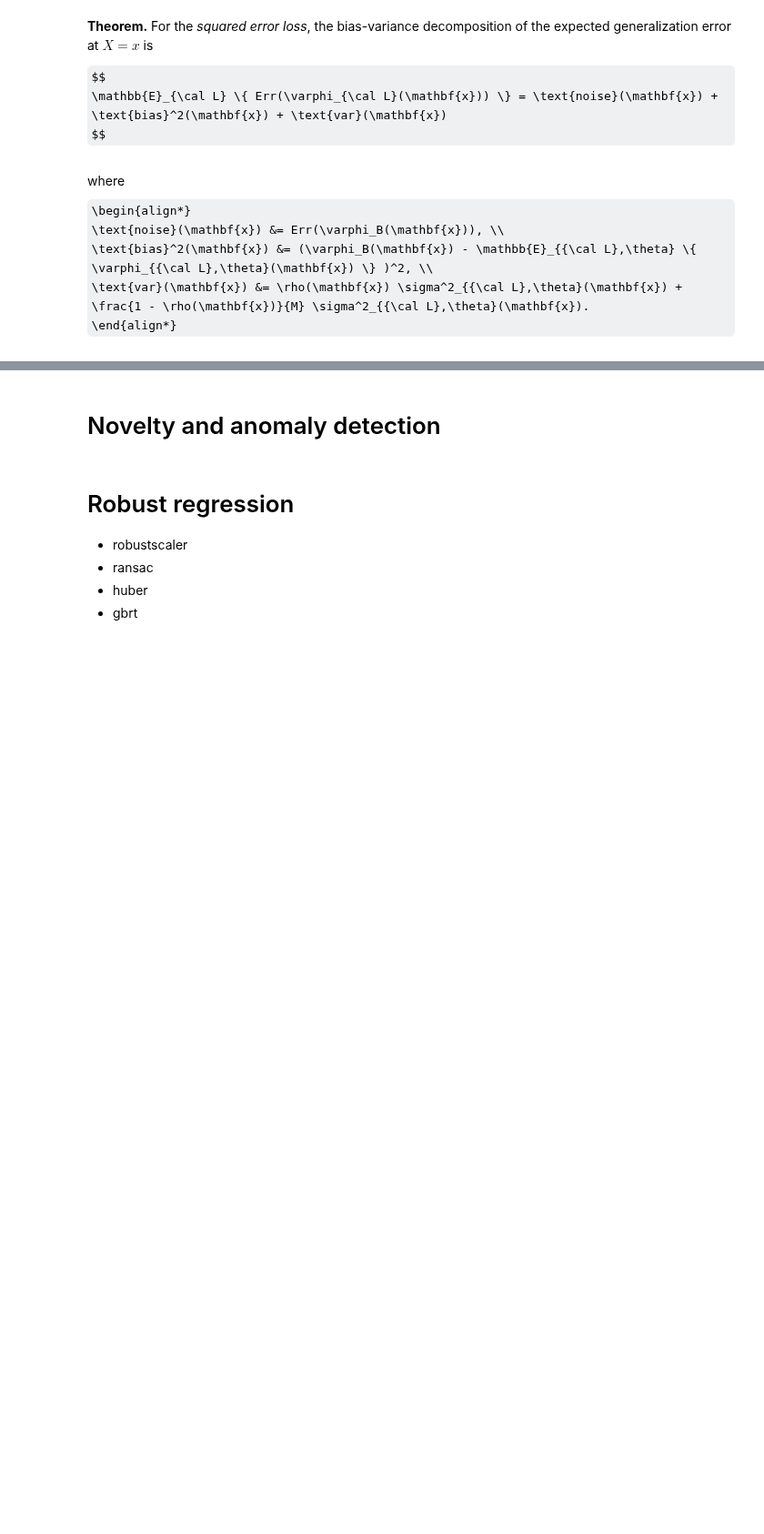
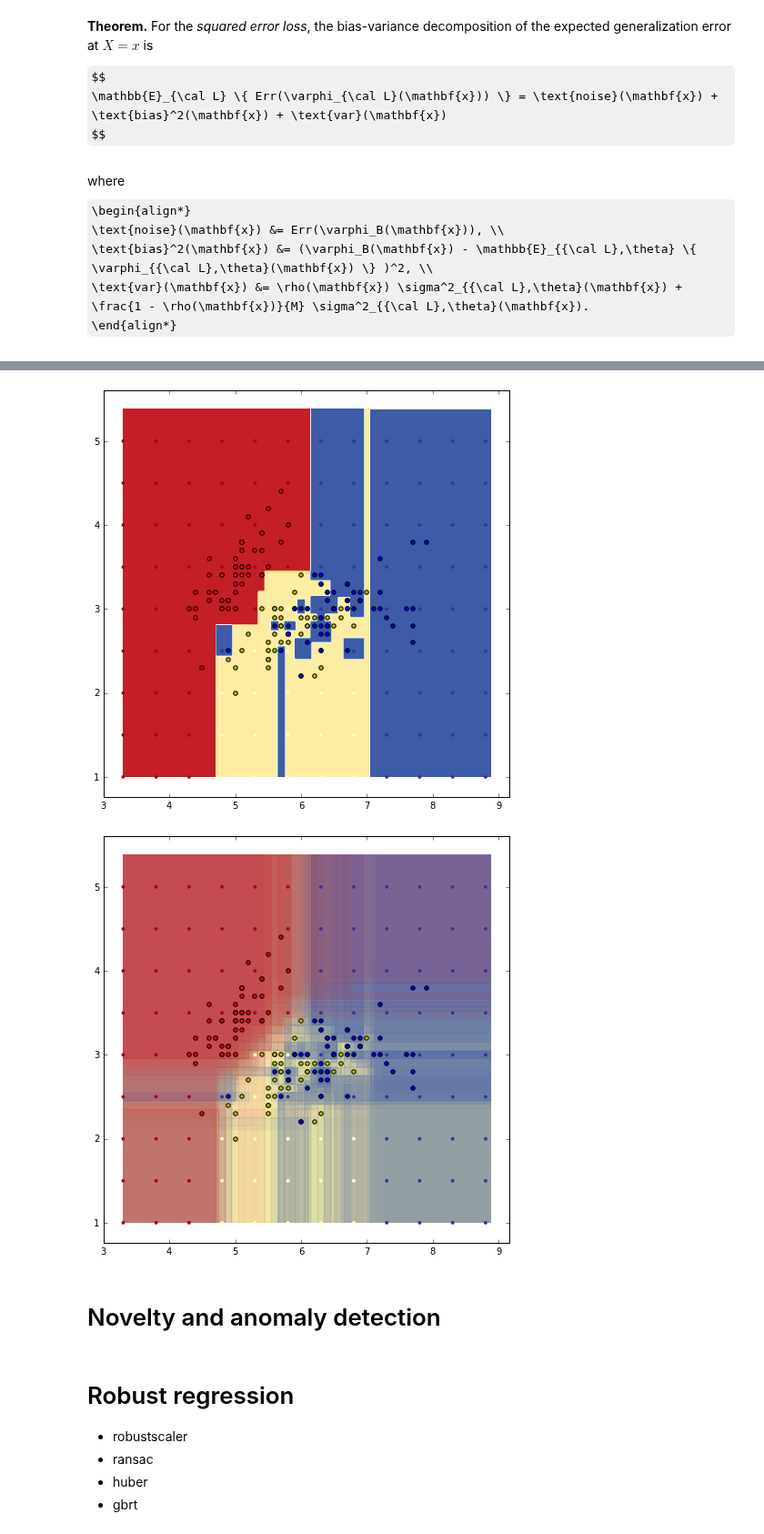
Before and after one commit to glouppe/tutorials-scikit-learn, a Jupyter notebook: Robust and calibrated estimators with Scikit-Learn.ipynb, the cells around one changed output, grey strips where cells are left out. Shown at 91% size. Drawn from its saved outputs; the diff is of its cells as text; code cells hidden in the pictures; some formulas as TeX source; blank space fills up the shorter version.

```diff
--- a/Robust and calibrated estimators with Scikit-Learn.ipynb
+++ b/Robust and calibrated estimators with Scikit-Learn.ipynb
@@ -158,3 +95,23 @@ for model in models:
+# %%
+from sklearn.datasets import load_iris
+from sklearn.tree import DecisionTreeClassifier
+from sklearn.ensemble import RandomForestClassifier
+from robustness import plot_surface
+
+iris = load_iris()
+X = iris.data[:, [0, 1]]
+y = iris.target
+
+clf = DecisionTreeClassifier().fit(X, y)
+plot_surface(clf, X, y)
+
+clf = RandomForestClassifier(n_estimators=100).fit(X, y)
+plot_surface(clf, X, y)
+
+# See also `sklearn.ensemble.BaggingClassifier` for ensembling any estimator
+# %% [output]
+[figure, added]
+[figure, added]
 # %% [markdown]
 # Novelty and anomaly detection
 # %%
```
Also changed, not shown: parts of 1 cell of this notebook, 1 other file.
